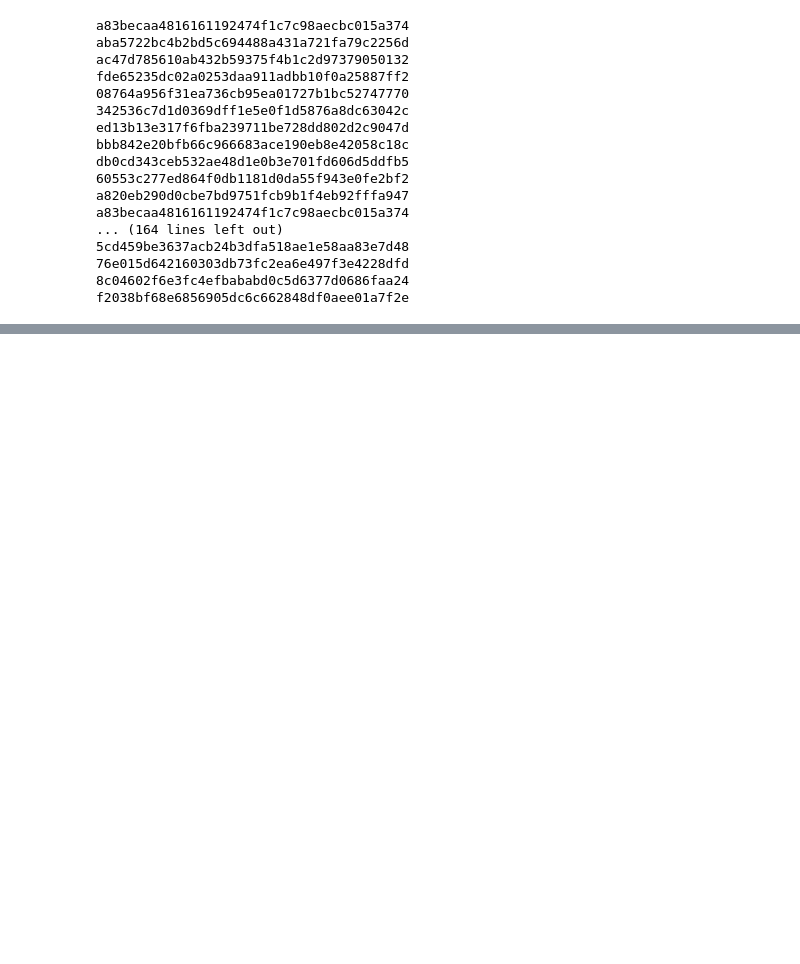
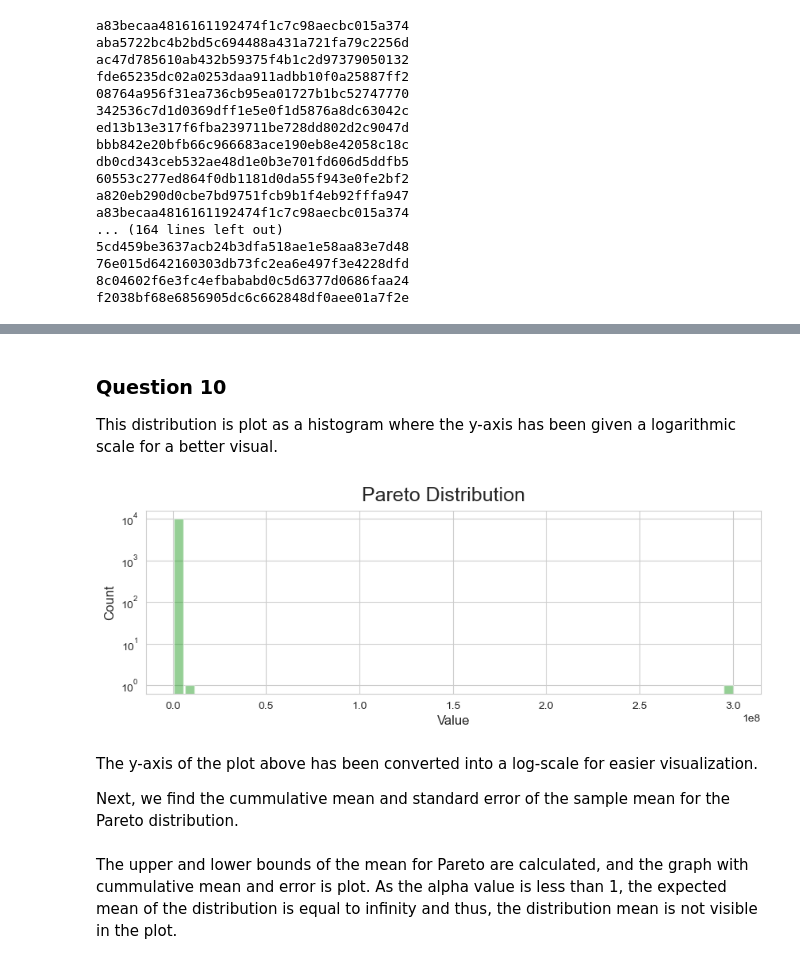
Before and after one commit to vidisha04/02467-CSS, a Jupyter notebook: Assignment.ipynb, the cells around one changed output, grey strips where cells are left out. Cells and saved outputs as stored; diff of their text form; code cells hidden in the pictures; blank space fills up the shorter version.

```diff
--- a/Assignment.ipynb
+++ b/Assignment.ipynb
@@ -376,0 +559,16 @@ with open(save_path, 'w') as f:
+# %%
+N = 10000
+a, m = 0.5, 1.0
+P = (np.random.pareto(a, N) + 1) * m
+# %% [markdown]
+### Question 10
+
+This distribution is plot as a histogram where the y-axis has been given a logarithmic scale for a better visual.
+# %%
+plot_hist(P,50,'Pareto Distribution', log=True)
+# %% [output]
+[figure, added]
+# %% [markdown]
+The y-axis of the plot above has been converted into a log-scale for easier visualization.
+
+Next, we find the cummulative mean and standard error of the sample mean for the Pareto distribution.
@@ -376,0 +578,2 @@ with open(save_path, 'w') as f:
+# %% [markdown]
+The upper and lower bounds of the mean for Pareto are calculated, and the graph with cummulative mean and error is plot. As the alpha value is less than 1, the expected mean of the distribution is equal to infinity and thus, the distribution mean is not visible in the plot.
```
Also changed, not shown: parts of 80 cells of this notebook.
